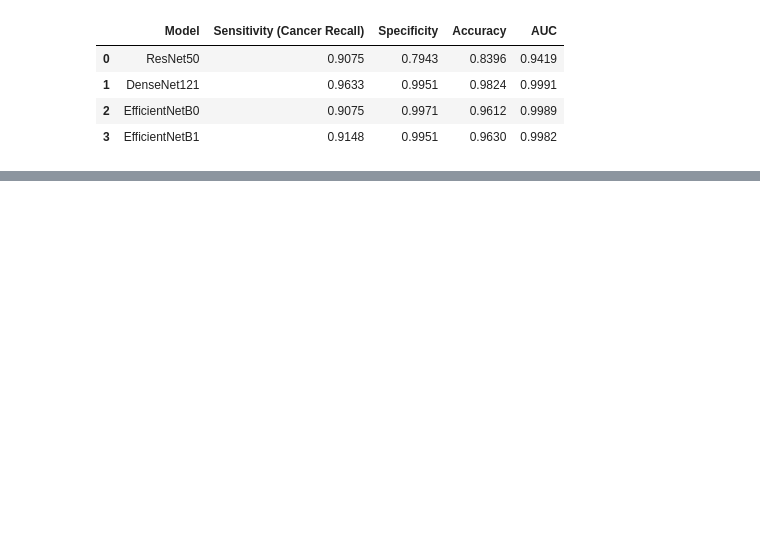
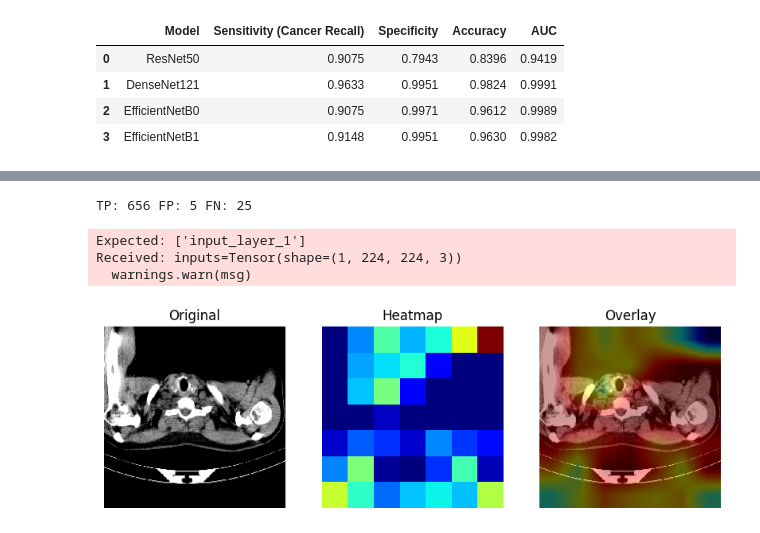
Before and after one commit to sai2pavan/colon-cancer-detection, a Jupyter notebook: colon_cancer_detection.ipynb, the cells around one changed output, grey strips where cells are left out. Saved outputs shown, nothing was run; the diff lists cells and outputs as text; code cells hidden in the pictures; blank space fills up the shorter version.

```diff
--- a/colon_cancer_detection.ipynb
+++ b/colon_cancer_detection.ipynb
@@ -1121,0 +1174,2 @@ plt.show()
+# %%
+last_conv_layer = "conv5_block16_concat"
@@ -1121,0 +1247,46 @@ plt.show()
+# %%
+tp_idx = np.where((y_true == 1) & (y_pred == 1))[0]
+fp_idx = np.where((y_true == 0) & (y_pred == 1))[0]
+fn_idx = np.where((y_true == 1) & (y_pred == 0))[0]
+
+print("TP:", len(tp_idx), "FP:", len(fp_idx), "FN:", len(fn_idx))
+# %% [output]
+TP: 656 FP: 5 FN: 25
+# %%
+def show_gradcam(index):
+    img = all_images[index]
+
+    img_array = np.expand_dims(img, axis=0)
+
+    heatmap = get_gradcam_heatmap(model, img_array, last_conv_layer)
+
+    overlay = overlay_heatmap(
+        heatmap,
+        (img * 255).astype(np.uint8)
+    )
+
+    plt.figure(figsize=(10,4))
+
+    plt.subplot(1,3,1)
+    plt.title("Original")
+    plt.imshow(img)
+    plt.axis("off")
+
+    plt.subplot(1,3,2)
+    plt.title("Heatmap")
+    plt.imshow(heatmap, cmap='jet')
+    plt.axis("off")
+
+    plt.subplot(1,3,3)
+    plt.title("Overlay")
+    plt.imshow(overlay)
+    plt.axis("off")
+
+    plt.show()
+# %%
+show_gradcam(tp_idx[0])
+# %% [output]
+Expected: ['input_layer_1']
+Received: inputs=Tensor(shape=(1, 224, 224, 3))
+  warnings.warn(msg)
+[figure, added]
```
Also changed, not shown: parts of 81 cells of this notebook.
